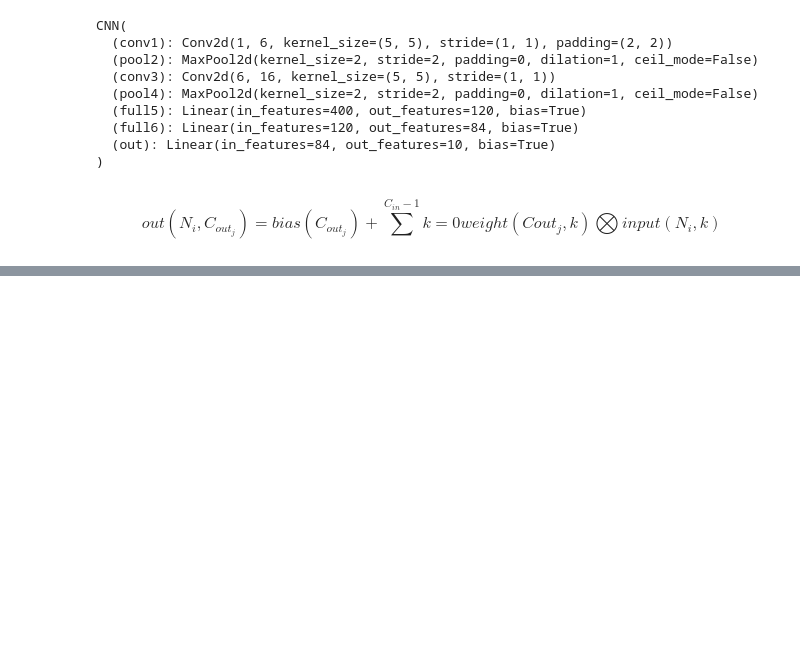
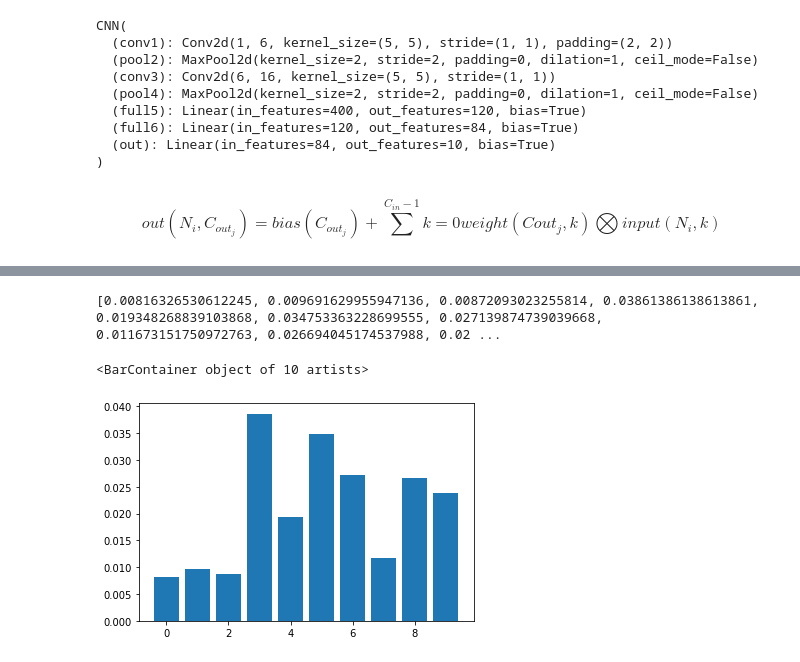
Before and after one commit to ShiZhuming/pku-AIPractice, a Jupyter notebook: ex3/dev.ipynb, the cells around one changed output, grey strips where cells are left out. Cells and saved outputs as stored; diff of their text form; code cells hidden in the pictures; blank space fills up the shorter version.

```diff
--- a/ex3/dev.ipynb
+++ b/ex3/dev.ipynb
@@ -351,0 +348,9 @@ torch.save(net.state_dict(), './model-version-2-args.model')
+# %%
+for i in range(10):
+    percentage[i] = float(errornumber[i])/float(totalnumber[i])
+print(percentage)
+plt.bar([i for i in range(10)],percentage)
+# %% [output]
+[0.00816326530612245, 0.009691629955947136, 0.00872093023255814, 0.03861386138613861, 0.019348268839103868, 0.034753363228699555, 0.027139874739039668, 0.011673151750972763, 0.026694045174537988, 0.02 ...
+<BarContainer object of 10 artists>
+[figure, added]
```
Also changed, not shown: parts of 12 cells of this notebook, 1 other file.
